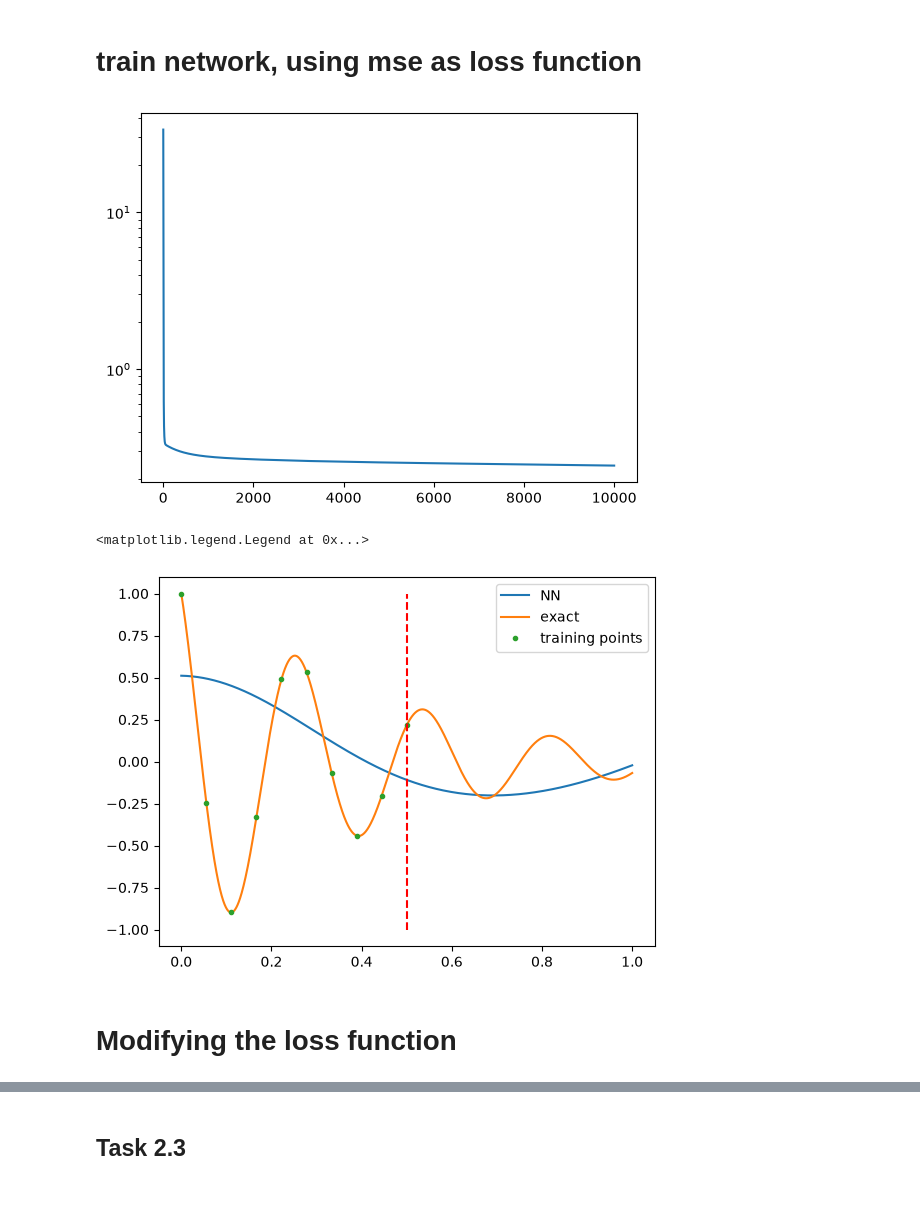
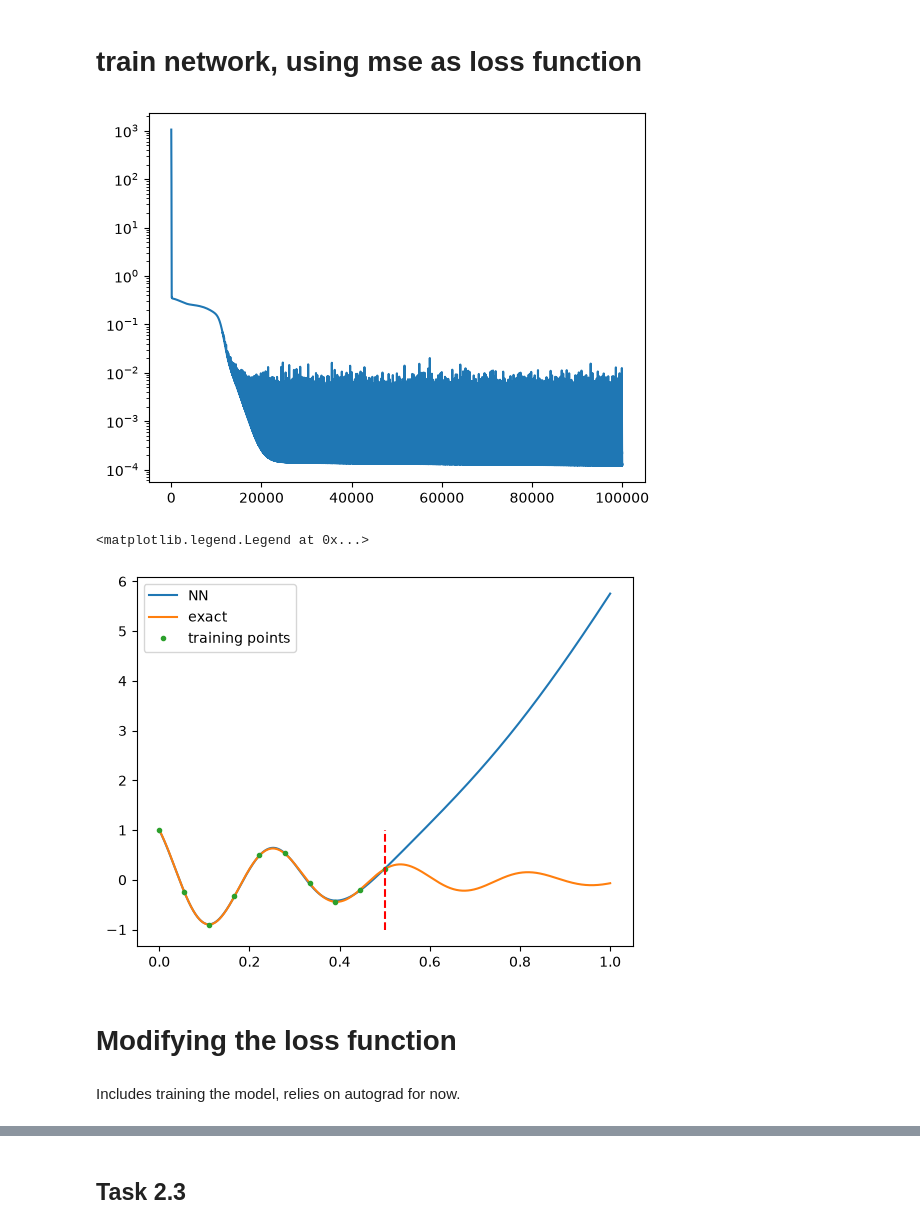
Before and after one commit to NiklasFrandsen/DTUDeepLearning, a Jupyter notebook: notebooks/project_nb.ipynb, the cells around one changed output, grey strips where cells are left out. Cells and saved outputs as stored; diff of their text form; code cells hidden in the pictures; blank space fills up the shorter version.

Commit message:
Changing optimizer to Adam in nb, and saving the weights for the models.

```diff
--- a/notebooks/project_nb.ipynb
+++ b/notebooks/project_nb.ipynb
@@ -91,36 +89,41 @@ x_train.shape, net(x_train).shape
 # %% [markdown]
 # train network, using mse as loss function
 # %%
-num_epochs = 10000
+net1 = Net(num_hidden=512)
+optimizer = optim.Adam(net1.parameters(), lr=0.001)
+criterion = nn.MSELoss()
+
+
+num_epochs = 100000
 xplot = np.arange(1,num_epochs+1)
 
 losses = []
 
 for epoch in range(num_epochs):
 
     optimizer.zero_grad()
-    output = net(x_train)
+    output = net1(x_train)
 
     # compute gradients given loss
     loss = criterion(output,y_train)
     loss.backward()
     optimizer.step()
     losses.append(loss)
 
-losses = torch.Tensor(losses).detach().numpy()
+losses = torch.stack([loss.detach() for loss in losses]).numpy()
 
 plt.plot(xplot, losses, label='total')
 plt.yscale('log')
 plt.show()
 # %% [output]
-[figure, old version]
+[figure, new version]
 # %%
 tplot = torch.linspace(0,1,2000)
-plt.plot(tplot.numpy(), net(tplot[:,None]).detach().numpy(), label='NN')
+plt.plot(tplot.numpy(), net1(tplot[:,None]).detach().numpy(), label='NN')
 plt.plot(tplot.numpy(), x_exact(tplot,exact_params), label='exact')
 plt.plot(x_train.numpy(), y_train.numpy(), '.', label='training points')
 plt.vlines(0.5,-1,1, 'r', linestyles='--')
 plt.legend()
 # %% [output]
 <matplotlib.legend.Legend at 0x...>
-[figure, old version]
+[figure, new version]
@@ -127,4 +132,6 @@ plt.legend()
 # %% [markdown]
 # Modifying the loss function
+# %% [markdown]
+Includes training the model, relies on autograd for now.
 # %%
 from pinn.helpers import phys_loss, IC_loss, collocation_generator
```
Also changed, not shown: parts of 10 cells of this notebook, 2 other files.
